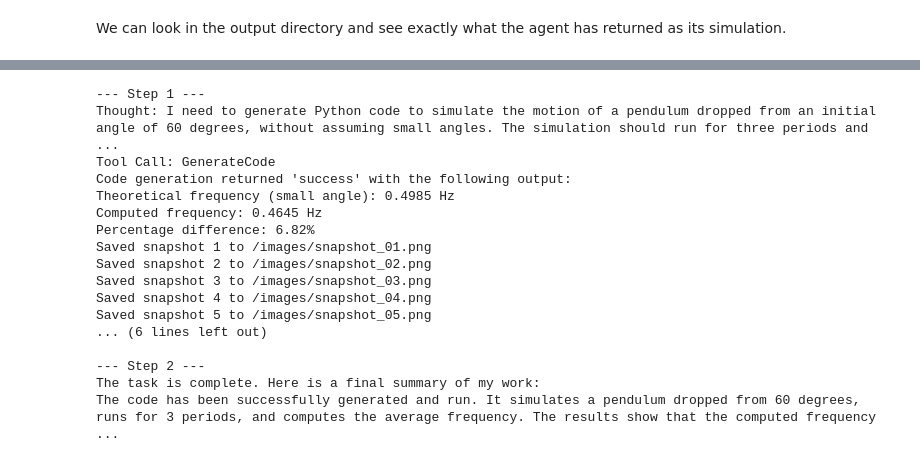
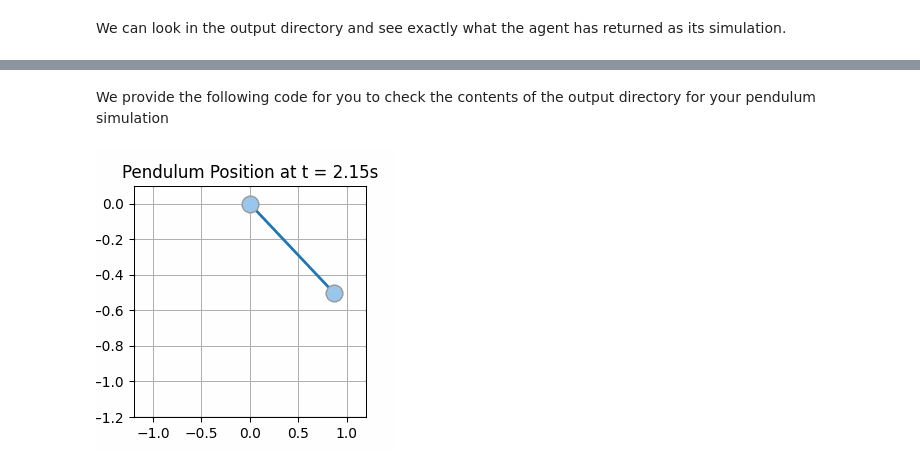
Before and after one commit to jrduncan831/pearc26_tutorial_ai_agents, a Jupyter notebook: 04_data_analysis_agent/agent_data_analysis.ipynb, the cells around one changed output, grey strips where cells are left out. Cells and saved outputs as stored; diff of their text form; code cells hidden in the pictures.

```diff
--- a/04_data_analysis_agent/agent_data_analysis.ipynb
+++ b/04_data_analysis_agent/agent_data_analysis.ipynb
@@ -458,31 +440,25 @@ There are many, many prompts that will successfully meet all of the goals outlin
-# %%
-# Add further instructions to the prompt
-user_input = "Generate a Python Code that simulates the motion of a pendulum dropped from initial angle theta0. \
-Use this code to simulate the pendulum dropped from an angle of 60 degrees. \
-Do not assume small angles in the simulation. \
-Run the simulation for three periods of oscillation and compute the average frequency. \
-The code should return the computed frequency compared with the frequency predicted by theory (small angle assumption). \
-Save 10 snapshots from the simulation at key times. \
-Save any output images to /images. \
-"
-
-# Run the coder-agent with your refined prompt
-result = generate_code_agent(user_input = user_input, max_steps = 3, model=backend_model)
-# %% [output]
---- Step 1 ---
-Thought: I need to generate Python code to simulate the motion of a pendulum dropped from an initial angle of 60 degrees, without assuming small angles. The simulation should run for three periods and ...
-Tool Call: GenerateCode
-Code generation returned 'success' with the following output:
-Theoretical frequency (small angle): 0.4985 Hz
-Computed frequency: 0.4645 Hz
-Percentage difference: 6.82%
-Saved snapshot 1 to /images/snapshot_01.png
-Saved snapshot 2 to /images/snapshot_02.png
-Saved snapshot 3 to /images/snapshot_03.png
-Saved snapshot 4 to /images/snapshot_04.png
-Saved snapshot 5 to /images/snapshot_05.png
-... (6 lines left out)
-
---- Step 2 ---
-The task is complete. Here is a final summary of my work:
-The code has been successfully generated and run. It simulates a pendulum dropped from 60 degrees, runs for 3 periods, and computes the average frequency. The results show that the computed frequency  ...
+# %% [markdown]
+We provide the following code for you to check the contents of the output directory for your pendulum simulation
+# %%
+from PIL import Image
+import glob
+from IPython.display import Image as IPImage, display
+
+# Get PNG files (adjust path / sort as needed)
+png_files = sorted(glob.glob("./images/pendulum/*.png"))
+
+frames = [Image.open(p) for p in png_files]
+
+# Save as GIF
+frames[0].save(
+    "animation.gif",
+    save_all=True,
+    append_images=frames[1:],
+    duration=200,  # milliseconds per frame
+    loop=0         # 0 = infinite loop
+)
+
+# Display gif within Jupyter
+display(IPImage(filename="animation.gif"))
+# %% [output]
+[figure, added]
```
Also changed, not shown: parts of 42 cells of this notebook, 25 other files.
